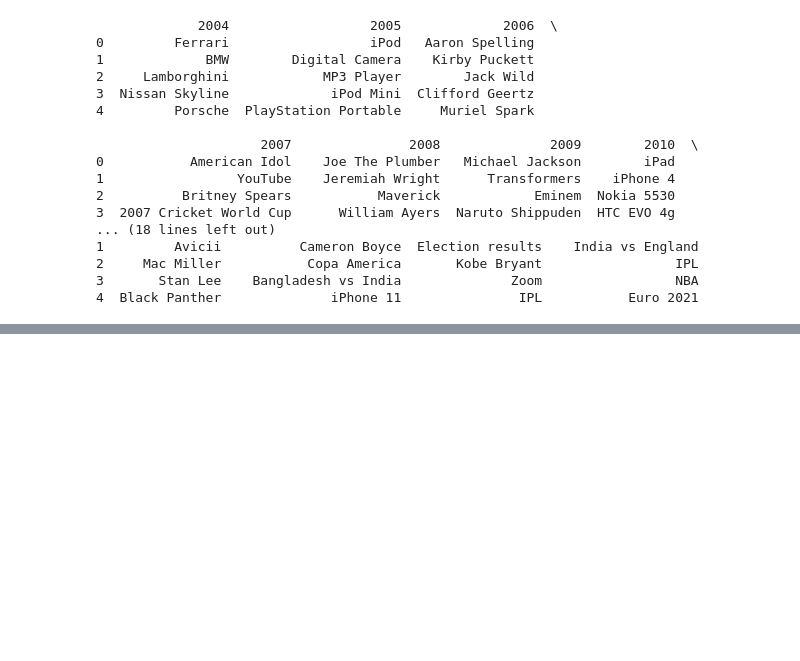
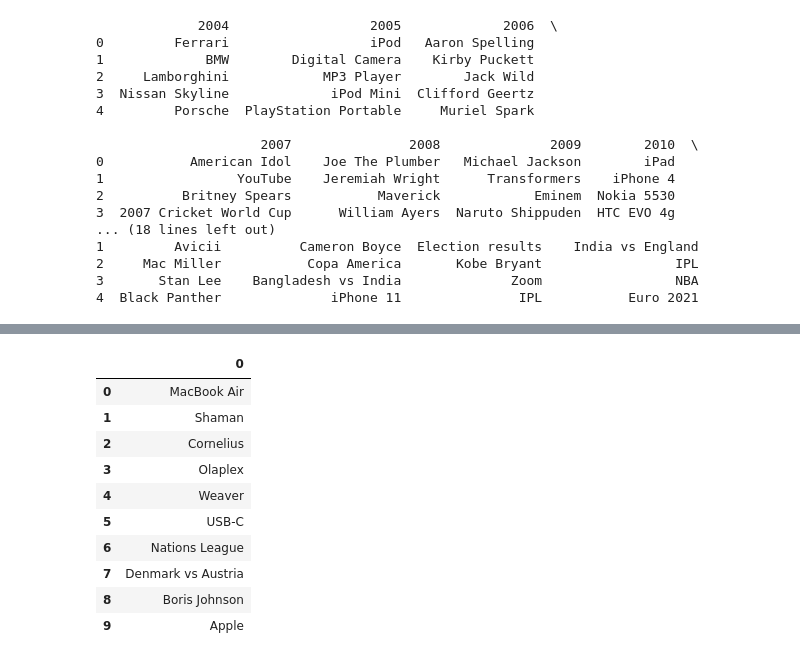
Before and after one commit to mrchapagain/GoogleTrendAnalytics, a Jupyter notebook: GoogleTrends.ipynb, the cells around one changed output, grey strips where cells are left out. Cells and saved outputs as stored; diff of their text form; code cells hidden in the pictures; blank space fills up the shorter version.

```diff
--- a/GoogleTrends.ipynb
+++ b/GoogleTrends.ipynb
@@ -144,0 +202,19 @@ print(df.head())
+# %%
+# Get realtime Google Trends data
+trends_realtime= trends.trending_searches(pn='denmark')
+trends_realtime.head(10)
+
+#df = trends.realtime_trending_searches(pn='denmark')
+#df.head(10)
+# %% [output]
+|  | 0 |
+| 0 | MacBook Air |
+| 1 | Shaman |
+| 2 | Cornelius |
+| 3 | Olaplex |
+| 4 | Weaver |
+| 5 | USB-C |
+| 6 | Nations League |
+| 7 | Denmark vs Austria |
+| 8 | Boris Johnson |
+| 9 | Apple |
```
Also changed, not shown: parts of 22 cells of this notebook.
